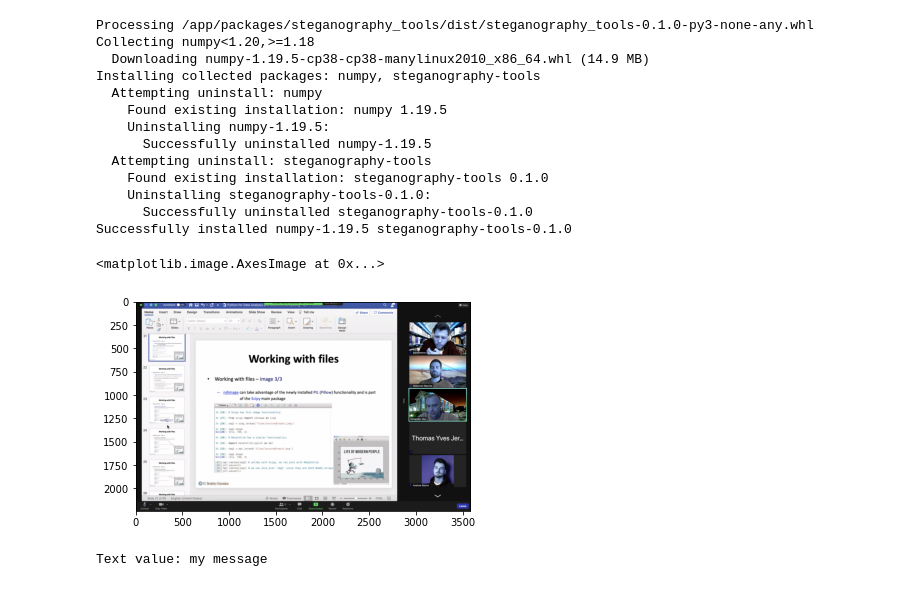
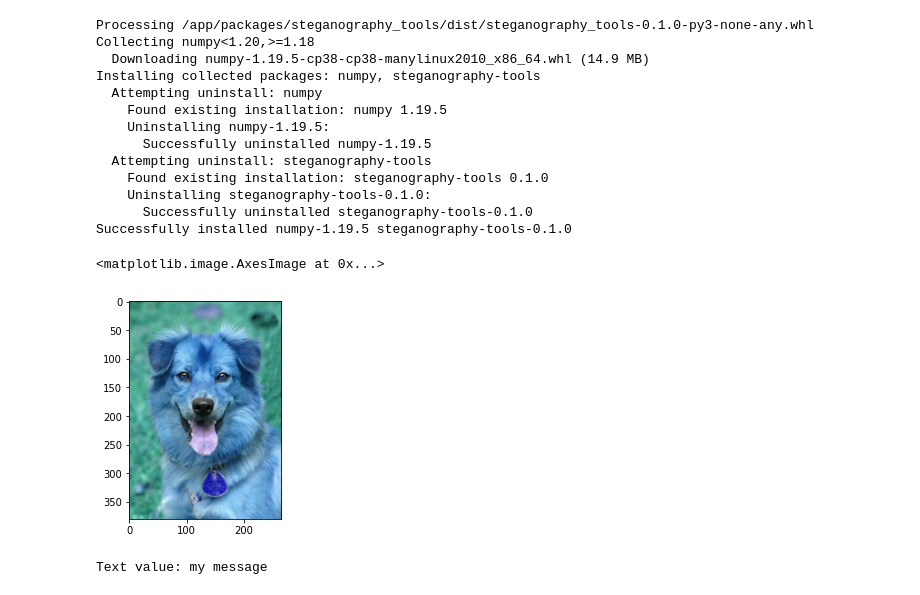
Before and after one commit to sebastienmascha/data-science-webapp-steganography, a Jupyter notebook: backend/app/app/notebooks/Python3_8.ipynb, the cells around one changed output. Cells and saved outputs as stored; diff of their text form; code cells hidden in the pictures.

```diff
--- a/backend/app/app/notebooks/Python3_8.ipynb
+++ b/backend/app/app/notebooks/Python3_8.ipynb
@@ -69,13 +84,13 @@ Successfully installed numpy-1.19.5 steganography-tools-0.1.0
 from steganography_tools import st
 # %%
 # Encoding
-steg = st.LSBSteganography(cv2.imread("photo.png"))
+steg = st.LSBSteganography(cv2.imread("happy_dog.jpg"))
 img_encoded = steg.encode_text("my message")
 cv2.imwrite("my_new_image.png", img_encoded)
 plt.imshow(img_encoded)
 # %% [output]
 <matplotlib.image.AxesImage at 0x...>
-[figure, old version]
+[figure, new version]
 # %%
 # Decoding
 im = cv2.imread("my_new_image.png")
```
Also changed, not shown: parts of 5 cells of this notebook, 5 other files.
